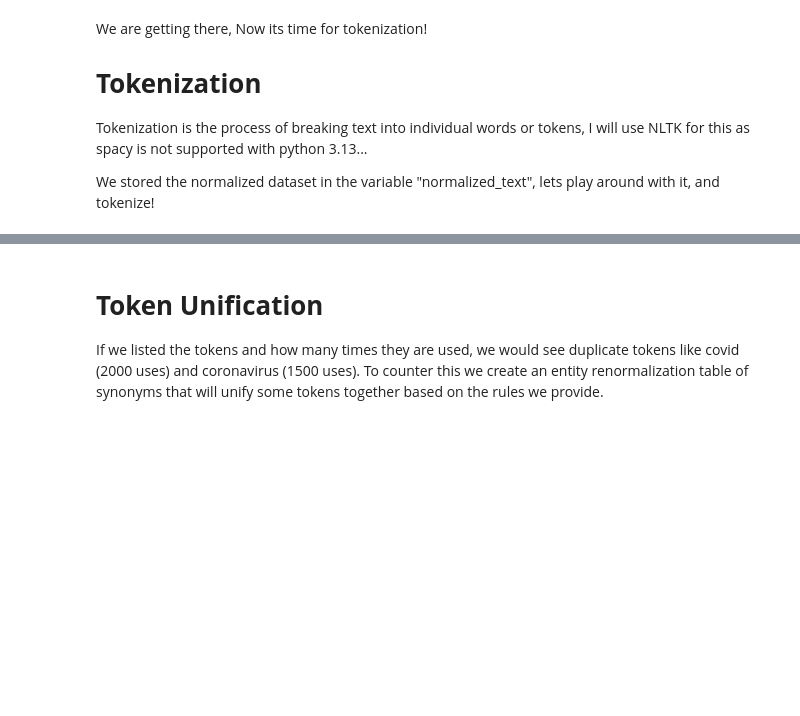
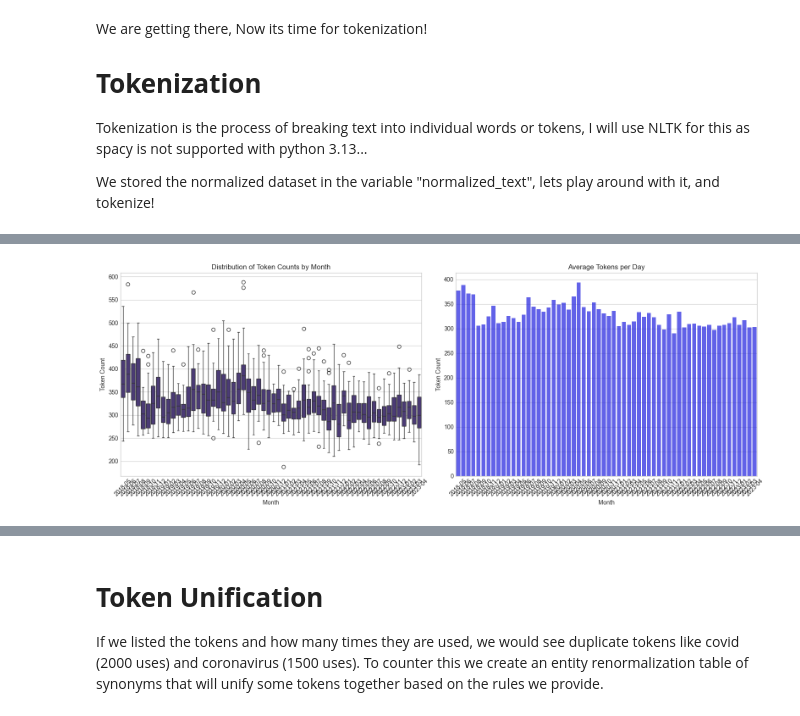
Before and after one commit to Rockhardey54/NLPNewsAnalyzer, a Jupyter notebook: headlines.ipynb, the cells around one changed output, grey strips where cells are left out. Drawn from its saved outputs; the diff is of its cells as text; code cells hidden in the pictures; blank space fills up the shorter version.

```diff
--- a/headlines.ipynb
+++ b/headlines.ipynb
@@ -180,10 +180,10 @@ def normalize_text(text):
     text = text.lower()
 
 
-
     # We have to specially take care of apostrophes, because words like "isn't" or "ain't" become "isn t" and "ain t" and introducing whitespace
     # makes them separate words. so we concatenate, or more precisely, change the apostrophe with nothing, so it is concatenated.
-    text = re.sub(r"'", '', text)
+    text = re.sub(r"(\w+)'(\w+)", r"\1\2", text)  # isn't -> isnt
+    text = re.sub(r"(\w+)'", r"\1", text)  # kids' -> kids
 
     # punctuation removal (including en dash explicitly because for some reason it wasn't getting removed (?))
     text = re.sub(f'[{string.punctuation}–]', ' ', text)
@@ -352,0 +249,92 @@ Separate headline tokens: 578,334 total tokens
+# %%
+import spacy
+from spacy.tokenizer import Tokenizer
+import numpy as np
+import pandas as pd
+import matplotlib.pyplot as plt
+import seaborn as sns
+
+# Only create a basic tokenizer without the full pipeline
+nlp = spacy.blank("en")
+tokenizer = nlp.tokenizer
+
+# word based tokenization using just spaCy's tokenizer
+def tokenize_text(text):
+    """splits text into individual words using spaCy's tokenizer only"""
+    tokens = tokenizer(text)
+    return [token.text for token in tokens]
+
+# Apply batch processing where possible
+news_df['tokens'] = news_df['normalized_text'].apply(tokenize_text)
+
+# For separate headlines
+news_df['separate_tokens'] = news_df['normalized_separate'].apply(
+    lambda headline_list: [tokenize_text(h) for h in headline_list]
+)
+
+# Rest of the code remains the same
+
+# Display samples of all three token types
+print("1. COMBINED TEXT TOKENS (first 40):")
+print(news_df['tokens'].iloc[0][:40])
+
+print("\n2. SEPARATE HEADLINE TOKENS (first 5 headlines):")
+sample_headlines = news_df['separate_tokens'].iloc[0][:5]  # Get first 5 headlines from first row
+for i, headline_tokens in enumerate(sample_headlines):
+    print(f"   Headline {i+1}: {headline_tokens}")
+
+# Token statistics
+news_df['token_count'] = news_df['tokens'].apply(len)
+news_df['avg_token_length'] = news_df['tokens'].apply(lambda x: np.mean([len(token) for token in x]) if x else 0)
+
+# separate_headlines total token count per day
+news_df['separate_token_count'] = news_df['separate_tokens'].apply(
+    lambda lst: sum(len(tokens) for tokens in lst)
+)
+
+# compute average word length
+news_df['separate_avg_token_length'] = news_df['separate_tokens'].apply(
+    lambda lst: np.mean([len(token) for tokens in lst for token in tokens]) if lst else 0
+)
+
+# each headline is treated like a sentence here
+news_df['separate_sentence_count'] = news_df['normalized_separate'].apply(len)
+
+# graph month column
+news_df['Month'] = news_df['Date'].dt.to_period('M').astype(str)
+
+# Display statistics about all three token types
+print("\nSTATISTICS SUMMARY:")
+print(f"Combined text tokens: {news_df['token_count'].sum():,} total tokens")
+print(f"Separate headlines: {news_df['separate_sentence_count'].sum():,} total headlines")
+print(f"Separate headline tokens: {news_df['separate_token_count'].sum():,} total tokens")
+
+# Visualization code remains the same
+fig, axes = plt.subplots(nrows=1, ncols=2, figsize=(16, 6))
+
+# Boxplot of token counts by month
+sns.boxplot(x='Month', y='token_count', data=news_df, ax=axes[0])
+axes[0].set_title('Distribution of Token Counts by Month')
+axes[0].set_xlabel('Month')
+axes[0].set_ylabel('Token Count')
+axes[0].tick_params(axis='x', rotation=45)
+
+# Prepare data for grouped bar chart
+news_df['separate_avg_tokens'] = news_df['separate_token_count'] / news_df['separate_sentence_count'].clip(lower=1)
+
+monthly_stats = news_df.groupby('Month').agg({
+    'token_count': 'mean',
+    'separate_token_count': 'mean',
+    'separate_avg_tokens': 'mean',
+}).reset_index()
+
+# Barplot of average token count by month
+sns.barplot(x='Month', y='token_count', data=monthly_stats, ax=axes[1], color='blue', alpha=0.7)
+axes[1].set_title('Average Tokens per Day')
+axes[1].set_xlabel('Month')
+axes[1].set_ylabel('Token Count')
+axes[1].tick_params(axis='x', rotation=45)
+
+plt.tight_layout()
+plt.show()
+# %% [output]
@@ -353,2 +355,3 @@ Separate headline tokens: 578,334 total tokens
+[figure, added]
 # %% [markdown]
 # **Stop Words Removal**
```
Also changed, not shown: parts of 9 cells of this notebook.
